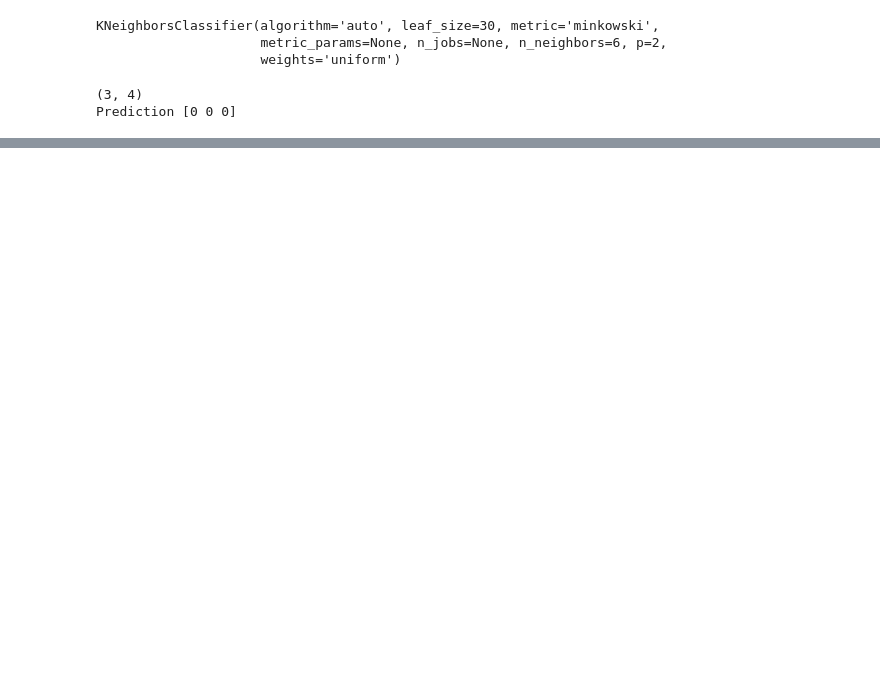
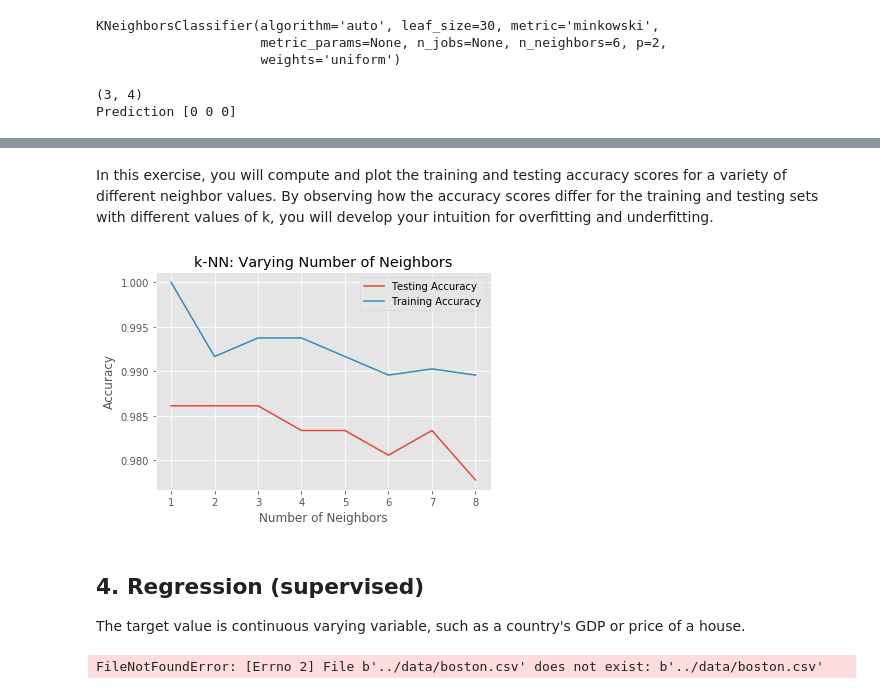
Before and after one commit to etherion-1337/Machine_Learning_basics, a Jupyter notebook: python_scikit_learn.ipynb, the cells around one changed output, grey strips where cells are left out. Saved outputs shown, nothing was run; the diff lists cells and outputs as text; code cells hidden in the pictures; blank space fills up the shorter version.

```diff
--- a/python_scikit_learn.ipynb
+++ b/python_scikit_learn.ipynb
@@ -170,0 +280,42 @@ Prediction [0 0 0]
+# %% [markdown]
+In this exercise, you will compute and plot the training and testing accuracy scores for a variety of different neighbor values. By observing how the accuracy scores differ for the training and testing sets with different values of k, you will develop your intuition for overfitting and underfitting.
+# %%
+# Setup arrays to store train and test accuracies
+neighbors = np.arange(1, 9)
+train_accuracy = np.empty(len(neighbors))
+test_accuracy = np.empty(len(neighbors))
+
+# Loop over different values of k
+for i, k in enumerate(neighbors):
+    # Setup a k-NN Classifier with k neighbors: knn
+    knn = KNeighborsClassifier(n_neighbors=k)
+
+    # Fit the classifier to the training data
+    knn.fit(X_train,y_train)
+
+    #Compute accuracy on the training set
+    train_accuracy[i] = knn.score(X_train, y_train)
+
+    #Compute accuracy on the testing set
+    test_accuracy[i] = knn.score(X_test, y_test)
+
+# Generate plot
+plt.title('k-NN: Varying Number of Neighbors')
+plt.plot(neighbors, test_accuracy, label = 'Testing Accuracy')
+plt.plot(neighbors, train_accuracy, label = 'Training Accuracy')
+plt.legend()
+plt.xlabel('Number of Neighbors')
+plt.ylabel('Accuracy')
+plt.show()
+# %% [output]
+[figure, added]
+# %% [markdown]
+## 4. Regression (supervised)
+
+The target value is continuous varying variable, such as a country's GDP or price of a house.
+# %%
+# boston housing data
+boston = pd.read_csv("../data/boston.csv")
+print(boston.head())
+# %% [output]
+FileNotFoundError: [Errno 2] File b'../data/boston.csv' does not exist: b'../data/boston.csv'
```
Also changed, not shown: parts of 9 cells of this notebook, 2 other files.
